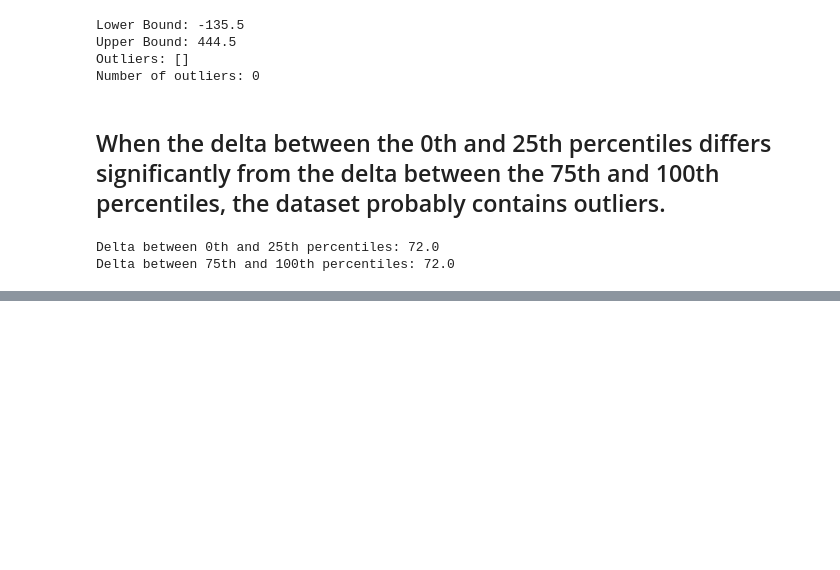
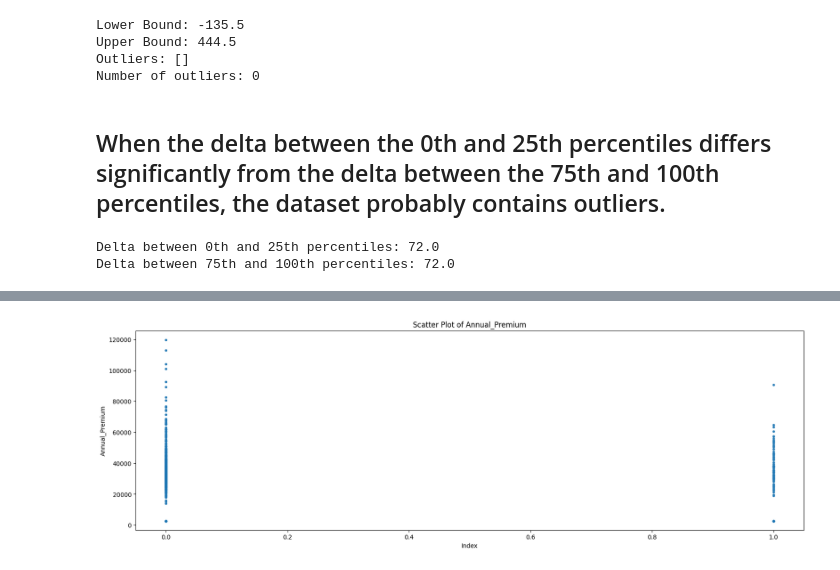
Before and after one commit to joseph-jomon/keaggling, a Jupyter notebook: First_task.ipynb, the cells around one changed output, grey strips where cells are left out. Drawn from its saved outputs; the diff is of its cells as text; code cells hidden in the pictures; blank space fills up the shorter version.

Commit message:
Wrote classes to aid plotting

```diff
--- a/First_task.ipynb
+++ b/First_task.ipynb
@@ -546,0 +574,26 @@ Delta between 75th and 100th percentiles: 72.0
+# %%
+from typing import List, Optional
+
+class InsuranceDataset:
+    def __init__(self, dataframe: pd.DataFrame, target_column: str, categorical_features:List[str], numerical_features: List[str]) -> None:
+        self.dataframe: pd.DataFrame = dataframe
+        self.target_column: str = target_column
+        self.categorical_features: List[str] = categorical_features
+        self.numerical_features: List[str] = numerical_features
+    def __call__(self) -> pd.DataFrame:
+        return self.dataframe
+
+    def display_scatter_plot(self, start: int, end: int, feature: str, with_index: bool = True) -> None:
+        plt.figure(figsize=(20, 6))
+        if with_index:
+            plt.scatter(self.dataframe.index[start:end], self.dataframe[feature][start:end], alpha=1, s=9)
+            plt.title("Scatter Plot of " + feature)
+            plt.xlabel("Index")
+            plt.ylabel(feature)
+            plt.show()
+        else:
+            plt.scatter(self.dataframe[self.target_column][start:end], self.dataframe[feature][start:end], alpha=1, s=9)
+            plt.title("Scatter Plot of " + feature)
+            plt.xlabel("Index")
+            plt.ylabel(feature)
+            plt.show()
@@ -546,0 +616,5 @@ Delta between 75th and 100th percentiles: 72.0
+# %%
+x = InsuranceDataset(dataframe=df,target_column="Response", categorical_features = ["Region_Code"], numerical_features = ["Annual_Premium", "Vintage","Age"])
+x.display_scatter_plot(start =0, end= 1000, feature= "Annual_Premium", with_index=False)
+# %% [output]
+[figure, added]
```
Also changed, not shown: parts of 10 cells of this notebook.
